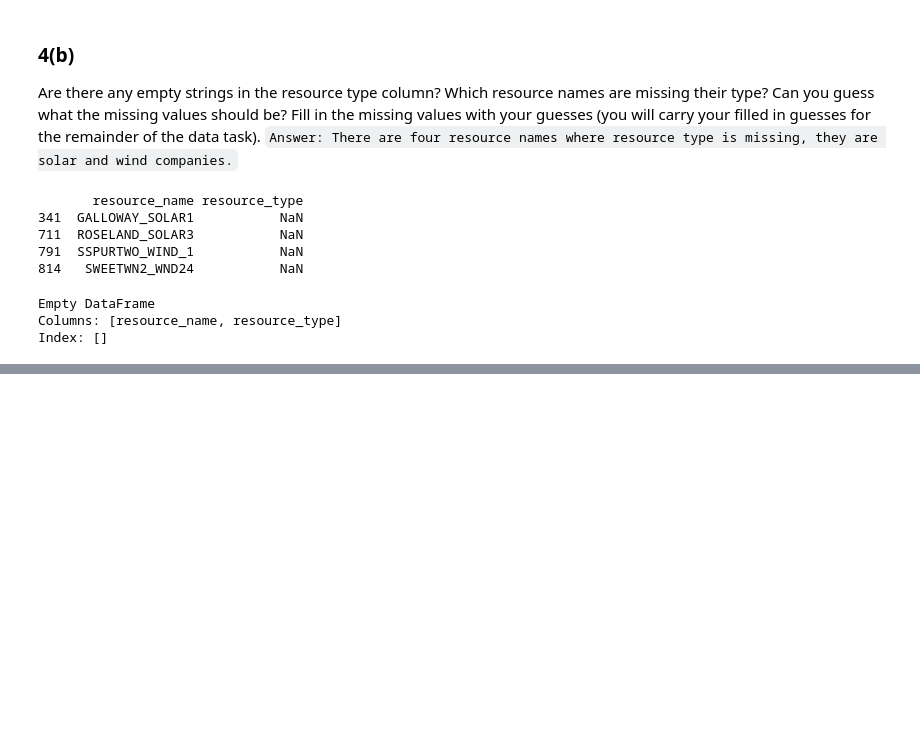
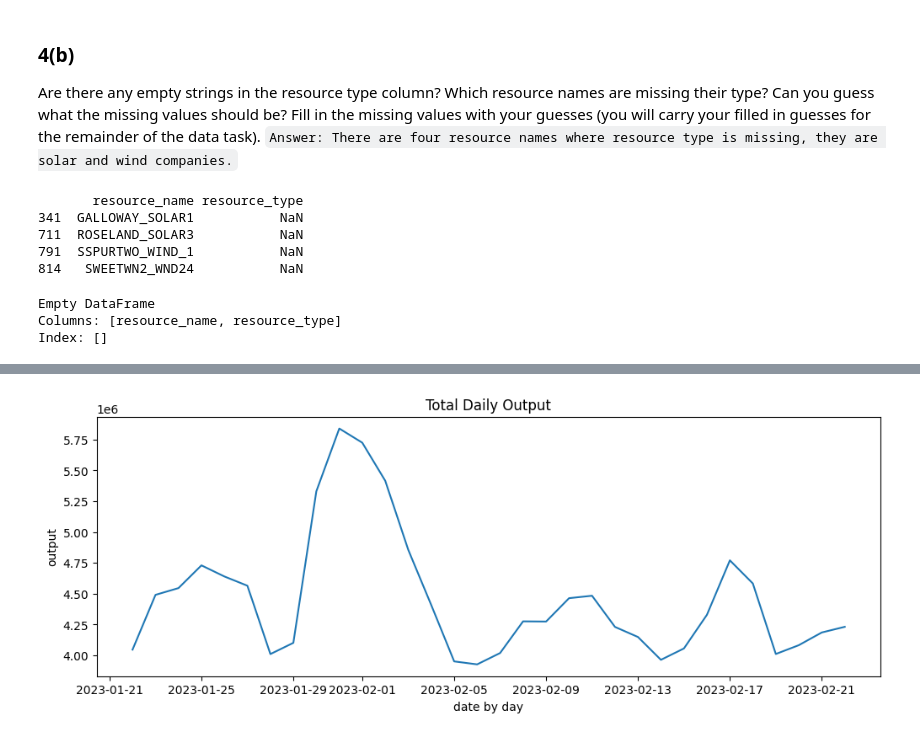
Before and after one commit to gavinjqu/predoc-practice, a Jupyter notebook: predoc_data_task/task_1/datatask1_notebook.ipynb, the cells around one changed output, grey strips where cells are left out. Saved outputs shown, nothing was run; the diff lists cells and outputs as text; code cells hidden in the pictures; blank space fills up the shorter version.

```diff
--- a/predoc_data_task/task_1/datatask1_notebook.ipynb
+++ b/predoc_data_task/task_1/datatask1_notebook.ipynb
@@ -169,0 +190,21 @@ Index: []
+# %%
+fuel_mapping = {
+    'DSL': 'Other',
+    'SCGT90': 'Natural Gas',
+    'WIND': 'Wind',
+    'PWRSTR': 'Other',
+    'HYDRO': 'Other',
+    'CCGT90': 'Natural Gas',
+    'PVGR': 'Solar',
+    'SCLE90': 'Natural Gas',
+    'GSREH': 'Natural Gas',
+    'CCLE90': 'Natural Gas',
+    'CLLIG': 'Coal',
+    'GSSUP': 'Natural Gas',
+    'NUC': 'Nuclear',
+    'GSNONR': 'Natural Gas',
+    'RENEW': 'Other'
+}
+
+df_type['fuel_type'] = df_type['resource_type'].map(fuel_mapping)
+print(df_type.nunique())
@@ -169,0 +216,5 @@ Index: []
+# %%
+# merge on resource name
+merged_df = df.merge(df_type, left_on='resource_name', right_on='resource_name', how='left')
+merged_df.to_csv("./data/merged.csv")
+merged_df.head()
@@ -169,0 +234,14 @@ Index: []
+# %%
+import matplotlib.pyplot as plt
+
+# convert to time component first
+merged_df['sced_time_stamp'] = pd.to_datetime(merged_df['sced_time_stamp'])
+merged_df['date'] = merged_df['sced_time_stamp'].dt.date
+
+daily_output = merged_df.groupby('date')['telemetered_net_output'].sum()
+daily_output.plot(kind='line', title="Total Daily Output", figsize=(12,4))
+plt.ylabel('output')
+plt.xlabel('date by day')
+plt.show()
+# %% [output]
+[figure, added]
```
Also changed, not shown: parts of 23 cells of this notebook, 2 other files.
